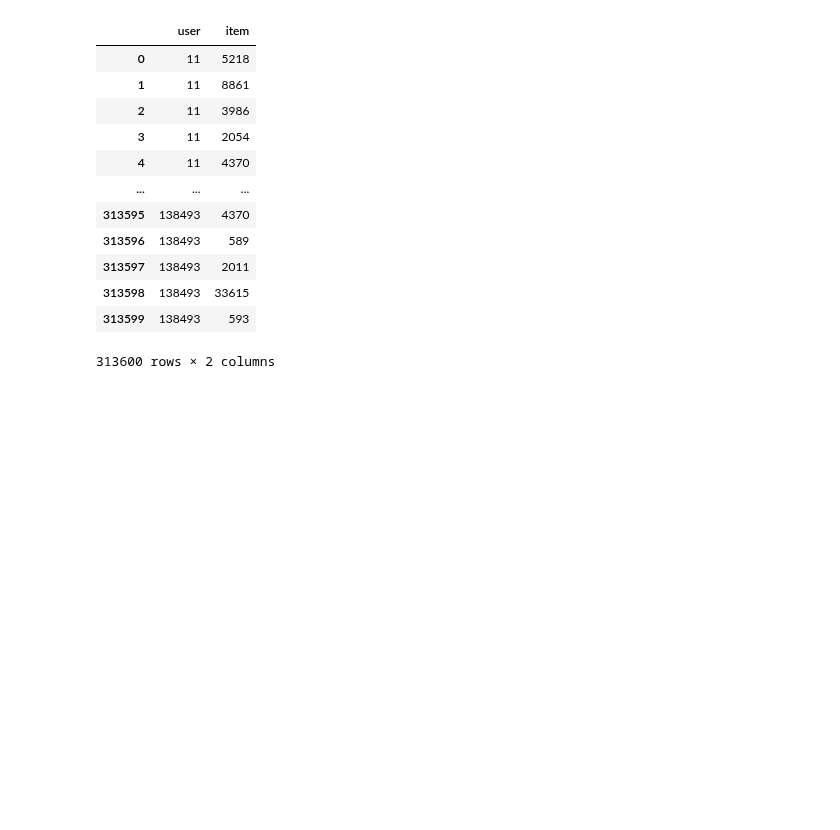
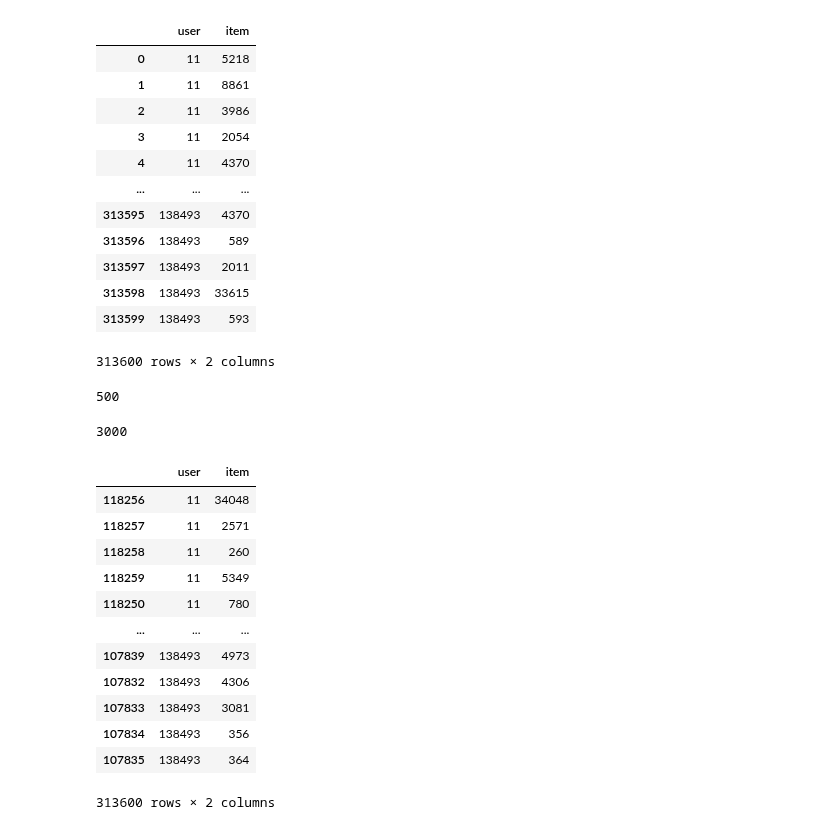
Before and after one commit to boostcampaitech6/level2-movierecommendation-recsys-06, a Jupyter notebook: mission/(미션_2)_Multi_VAE_(정답).ipynb, the cells around one changed output. Cells and saved outputs as stored; diff of their text form; code cells hidden in the pictures; blank space fills up the shorter version.

Commit message:
[FEAT] EASE evaluation

```diff
--- a/mission/(미션_2)_Multi_VAE_(정답).ipynb
+++ b/mission/(미션_2)_Multi_VAE_(정답).ipynb
@@ -1190,0 +1195,23 @@ result
+# %%
+with open('json_id/id2show.json', 'r') as json_file:
+    id2show = json.load(json_file)
+id2show = json.loads(id2show)
+
+with open('json_id/id2profile.json', 'r') as json_file:
+    id2profile = json.load(json_file)
+id2profile = json.loads(id2profile)
+# %%
+from dataloader import DataLoader
+
+loader = DataLoader('../../data/train')
+
+a,b,c,d,e,f,g = loader.data_loading()
+# %%
+from models import EASE
+
+model = EASE(31360, 6807)
+print(model.reg_weight)
+model.fit(g)
+temp = model.rank_all()
+# %% [output]
+500
@@ -1190,0 +1221,32 @@ result
+# %%
+from metrics import NDCG_binary_at_k_batch, Recall_at_k_batch
+
+len(Recall_at_k_batch(result, f, 10))
+# %% [output]
+3000
+# %%
+result = pd.DataFrame()
+
+result['user'] = np.repeat(np.arange(31360),10)
+result['item'] = temp.reshape(-1)
+
+result['user'] = result['user'].apply(lambda x: id2profile[str(x)])
+result['item'] = result['item'].apply(lambda x: id2show[str(x)])
+
+result = result.sort_values('user')
+# %%
+result
+# %% [output]
+|  | user | item |
+| 118256 | 11 | 34048 |
+| 118257 | 11 | 2571 |
+| 118258 | 11 | 260 |
+| 118259 | 11 | 5349 |
+| 118250 | 11 | 780 |
+| ... | ... | ... |
+| 107839 | 138493 | 4973 |
+| 107832 | 138493 | 4306 |
+| 107833 | 138493 | 3081 |
+| 107834 | 138493 | 356 |
+| 107835 | 138493 | 364 |
+313600 rows × 2 columns
```
Also changed, not shown: parts of 14 cells of this notebook, 4 other files.
